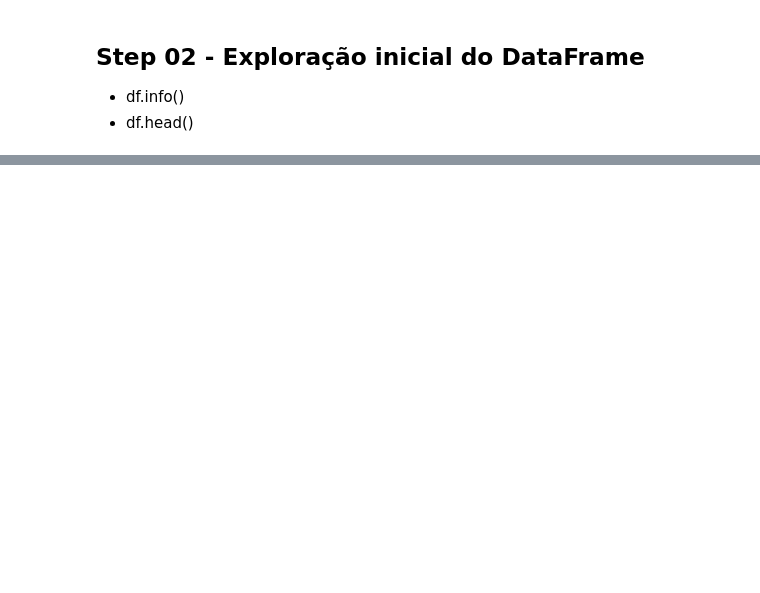
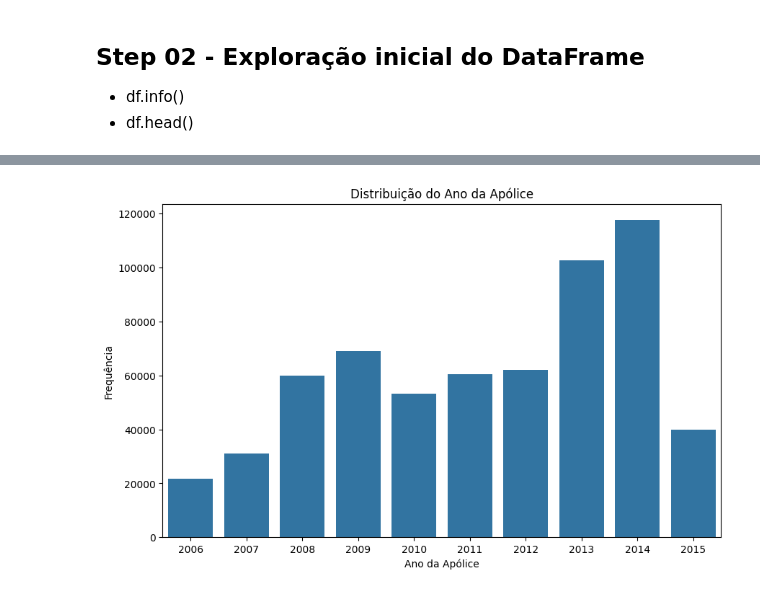
Before and after one commit to PortalDosDados/analise_seguro_rural, a Jupyter notebook: notebook.ipynb, the cells around one changed output, grey strips where cells are left out. Cells and saved outputs as stored; diff of their text form; code cells hidden in the pictures; blank space fills up the shorter version.

```diff
--- a/notebook.ipynb
+++ b/notebook.ipynb
@@ -170,0 +144,21 @@ df_clean
+# %%
+# transformando colunas categóricas em numéricas
+
+cols =[
+
+    'NR_AREA_TOTAL',
+    'NR_ANIMAL',
+    'NR_PRODUTIVIDADE_ESTIMADA',
+    'NR_PRODUTIVIDADE_SEGURADA',
+    'NivelDeCobertura',
+    'VL_LIMITE_GARANTIA',
+    'VL_PREMIO_LIQUIDO',
+    'PE_TAXA',
+    'VL_SUBVENCAO_FEDERAL',
+    'VALOR_INDENIZAÇÃO'
+
+    ]
+
+df[cols] = df[cols].apply(pd.to_numeric, errors='coerce').round(2)
+
+df
@@ -170,0 +191,14 @@ df_clean
+# %%
+# gráfico com análise da distribuição do ano da apólice
+
+contagem = df['ANO_APOLICE'].value_counts().sort_index().reset_index()
+contagem.columns = ['ANO_APOLICE', 'FREQUENCIA']
+
+plt.figure(figsize=(10, 6))
+sns.barplot(data=contagem, x='ANO_APOLICE', y='FREQUENCIA')
+plt.title('Distribuição do Ano da Apólice')
+plt.xlabel('Ano da Apólice')
+plt.ylabel('Frequência')
+plt.show()
+# %% [output]
+[figure, added]
```
Also changed, not shown: parts of 12 cells of this notebook.
